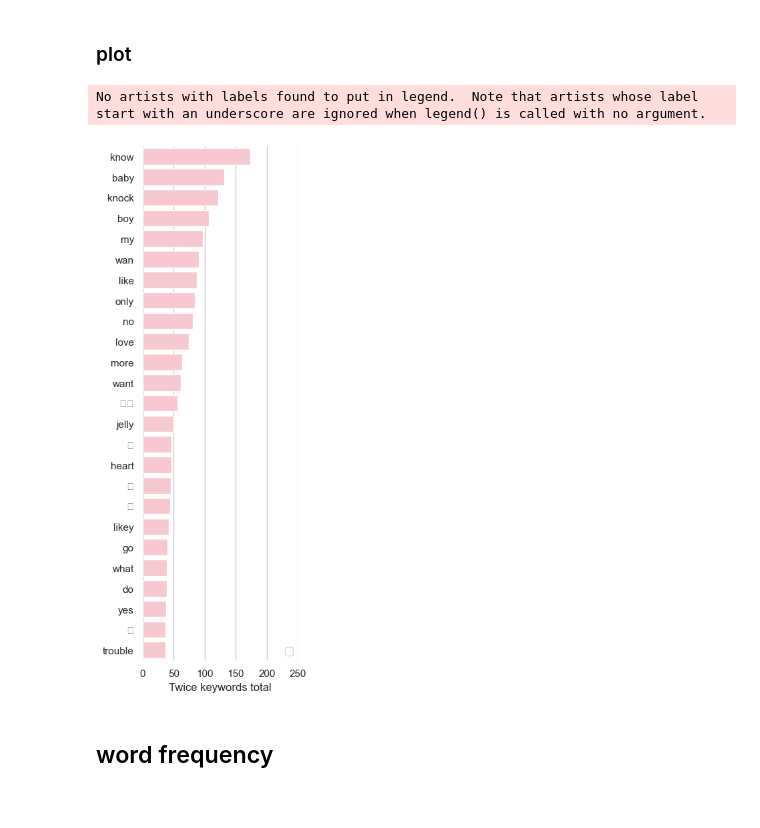
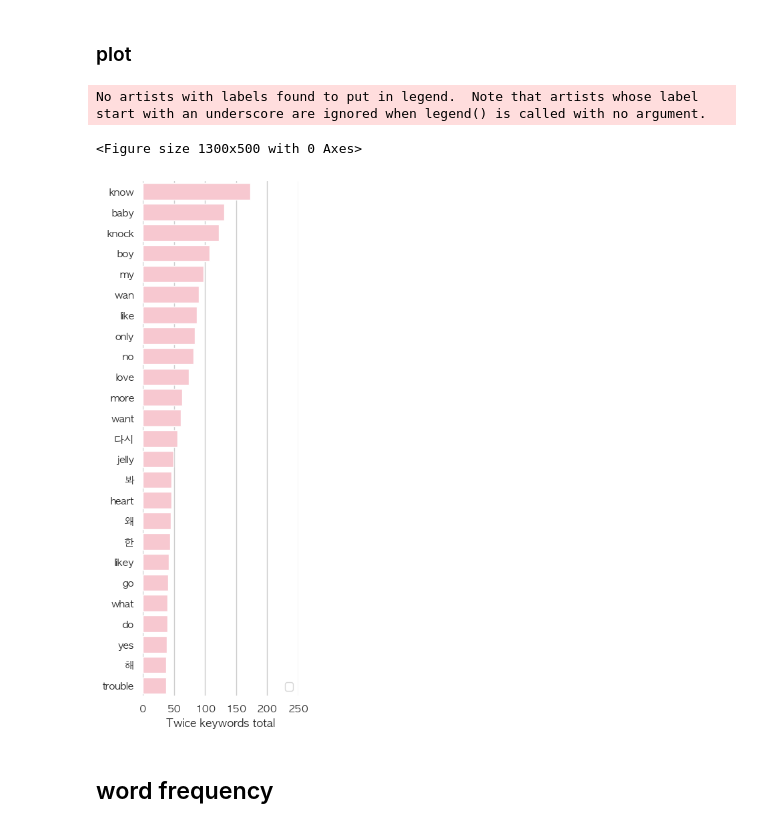
Before and after one commit to JiwonGigiShin/kpop_analysis, a Jupyter notebook: by_artist_by_year_twice.ipynb, the cells around one changed output. Cells and saved outputs as stored; diff of their text form; code cells hidden in the pictures.

Commit message:
added font to twice

```diff
--- a/by_artist_by_year_twice.ipynb
+++ b/by_artist_by_year_twice.ipynb
@@ -303,26 +297,34 @@ keyword_25 = keyword_total[:25]
 # %%
 import seaborn as sns
 import matplotlib.pyplot as plt
 sns.set_theme(style="whitegrid")
+%matplotlib inline
+
+plt.rcParams['axes.unicode_minus']=False
+
+# Initialize the matplotlib figure
+plt.figure(figsize=(13,5))
+plt.rcParams["font.family"] = "AppleGothic"
 
 # Initialize the matplotlib figure
 f, ax = plt.subplots(figsize=(3, 10))
 
 # # Load the example car crash dataset
 # keywords = sns.load_dataset("keyword_total").sort_values("frequency", ascending=False)
 
 # Plot the total crashes
 sns.set_color_codes("pastel")
 sns.barplot(x="frequency", y="keyword", data=keyword_25, color="pink")
 
 # Add a legend and informative axis label
 ax.legend(ncol=2, loc="lower right", frameon=True)
 ax.set(xlim=(0, 250), ylabel="",
        xlabel="Twice keywords total")
 sns.despine(left=True, bottom=True)
 # %% [output]
 No artists with labels found to put in legend.  Note that artists whose label start with an underscore are ignored when legend() is called with no argument.
+<Figure size 1300x500 with 0 Axes>
-[figure, old version]
+[figure, new version]
 # %% [markdown]
 ## word frequency
 # %%
```
Also changed, not shown: parts of 13 cells of this notebook, 2 other files.
